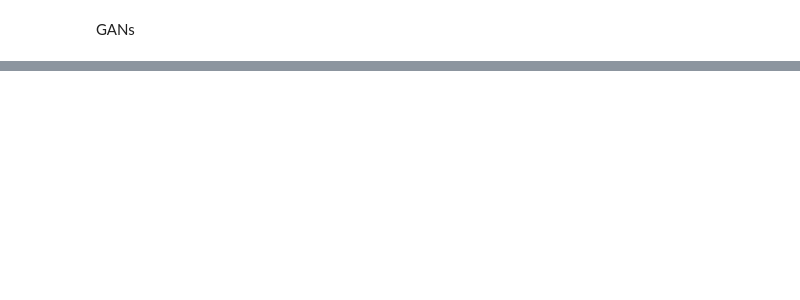
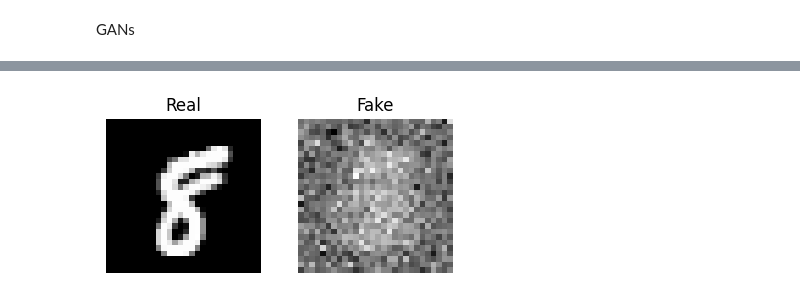
Before and after one commit to callum-lawson/egt-lab, a Jupyter notebook: gan/gan_basic.ipynb, the cells around one changed output, grey strips where cells are left out. Saved outputs shown, nothing was run; the diff lists cells and outputs as text; code cells hidden in the pictures; blank space fills up the shorter version.

```diff
--- a/gan/gan_basic.ipynb
+++ b/gan/gan_basic.ipynb
@@ -490,0 +472,13 @@ G loss (non-saturating): 0.6931475
+# %%
+def setup_gan_training(optimizer, key=jax.random.key(0)):
+    N_PIXELS = 784
+    N_HIDDEN_LAYER = 128
+    N_BINARY_CATEGORIES = 1
+
+    layer_sizes_generator = [N_PIXELS, N_HIDDEN_LAYER, N_PIXELS]
+    layer_sizes_discriminator = [N_PIXELS, N_HIDDEN_LAYER, N_BINARY_CATEGORIES]
+
+    g_key, d_key = jax.random.split(key)
+    generator_training_state = create_training_state(layer_sizes_generator, optimizer, g_key)
+    discriminator_training_state = create_training_state(layer_sizes_discriminator, optimizer, d_key)
+    return generator_training_state, discriminator_training_state, key
@@ -490,0 +511,7 @@ G loss (non-saturating): 0.6931475
+# %%
+generator_training_state, discriminator_training_state, key = train_gan(
+    train_data,
+    optimizer,
+    n_steps=1000,
+    key=jax.random.key(0),
+)
@@ -490,0 +536,33 @@ G loss (non-saturating): 0.6931475
+# %%
+import matplotlib.pyplot as plt
+
+# Sample latent vector and a real image index
+key, z_key, real_key = jax.random.split(key, 3)
+z_vector = jax.random.normal(z_key, (1, train_data["image"].shape[1]))
+real_idx = jax.random.randint(real_key, shape=(), minval=0, maxval=train_data["image"].shape[0])
+
+# Generate fake image
+fake_image_flat = generator_training_state.apply_fn(
+    {"params": generator_training_state.params},
+    z_vector,
+)
+fake_image = fake_image_flat[0].reshape(28, 28)
+
+# Select corresponding real image
+real_image_flat = train_data["image"][real_idx]
+real_image = real_image_flat.reshape(28, 28)
+
+# Plot real vs fake side by side
+fig, axes = plt.subplots(1, 2, figsize=(4, 2))
+axes[0].imshow(real_image, cmap="gray")
+axes[0].set_title("Real")
+axes[0].axis("off")
+
+axes[1].imshow(fake_image, cmap="gray")
+axes[1].set_title("Fake")
+axes[1].axis("off")
+
+plt.tight_layout()
+plt.show()
+# %% [output]
+[figure, added]
```
Also changed, not shown: parts of 14 cells of this notebook, 1 other file.
